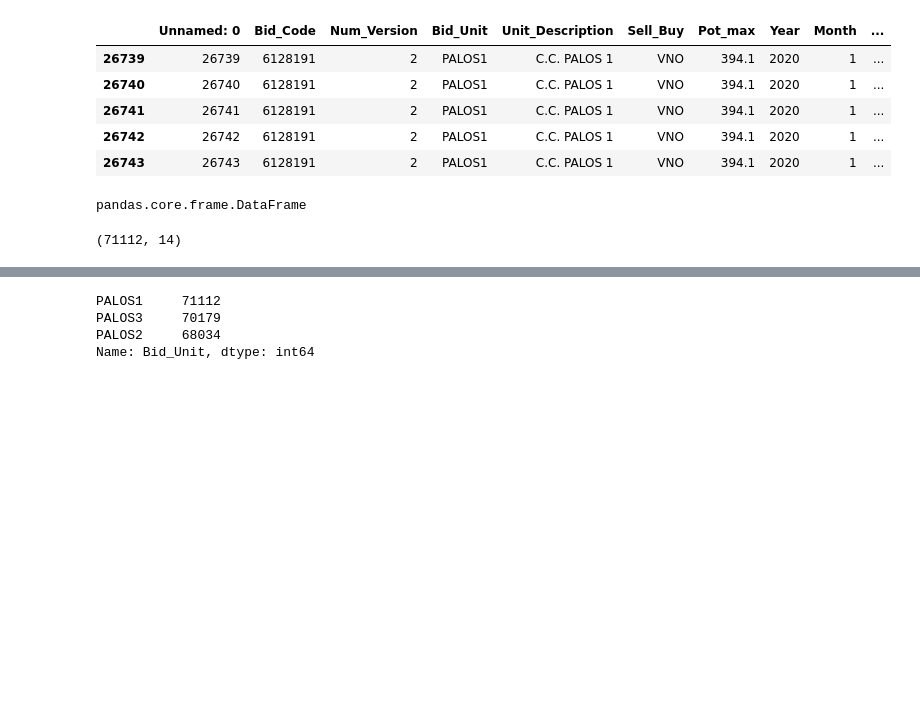
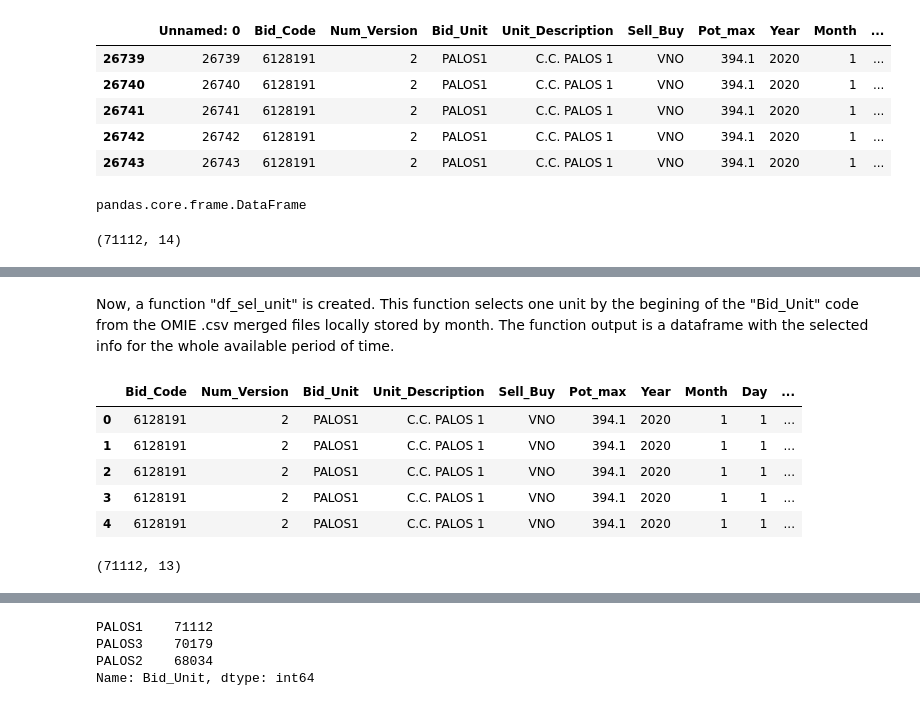
Before and after one commit to luisdelpozo/TFM, a Jupyter notebook: TFM_df_sel_unit_v0.ipynb, the cells around one changed output, grey strips where cells are left out. Saved outputs shown, nothing was run; the diff lists cells and outputs as text; code cells hidden in the pictures; blank space fills up the shorter version.

```diff
--- a/TFM_df_sel_unit_v0.ipynb
+++ b/TFM_df_sel_unit_v0.ipynb
@@ -129 +134,3 @@ Name: Day, dtype: int64
+# %% [markdown]
+Now, a function "df_sel_unit" is created. This function selects one unit by the begining of the "Bid_Unit" code from the OMIE .csv merged files locally stored by month. The function output is a dataframe with the selected info for the whole available period of time.
 # %%
@@ -148,0 +159,13 @@ df_PALOS1 = df_sel_unit('PALOS1')
+# %%
+df_PALOS1.head()
+# %% [output]
+|  | Bid_Code | Num_Version | Bid_Unit | Unit_Description | Sell_Buy | Pot_max | Year | Month | Day | ... |
+| 0 | 6128191 | 2 | PALOS1 | C.C. PALOS 1 | VNO | 394.1 | 2020 | 1 | 1 | ... |
+| 1 | 6128191 | 2 | PALOS1 | C.C. PALOS 1 | VNO | 394.1 | 2020 | 1 | 1 | ... |
+| 2 | 6128191 | 2 | PALOS1 | C.C. PALOS 1 | VNO | 394.1 | 2020 | 1 | 1 | ... |
+| 3 | 6128191 | 2 | PALOS1 | C.C. PALOS 1 | VNO | 394.1 | 2020 | 1 | 1 | ... |
+| 4 | 6128191 | 2 | PALOS1 | C.C. PALOS 1 | VNO | 394.1 | 2020 | 1 | 1 | ... |
+# %%
+df_PALOS1.shape
+# %% [output]
+(71112, 13)
```
Also changed, not shown: parts of 56 cells of this notebook, 1 other file.
